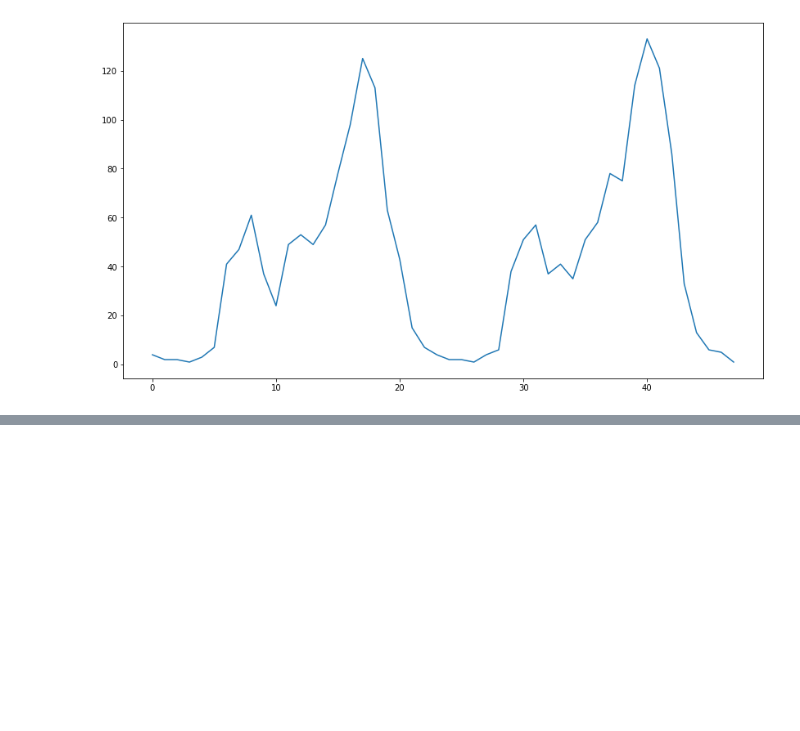
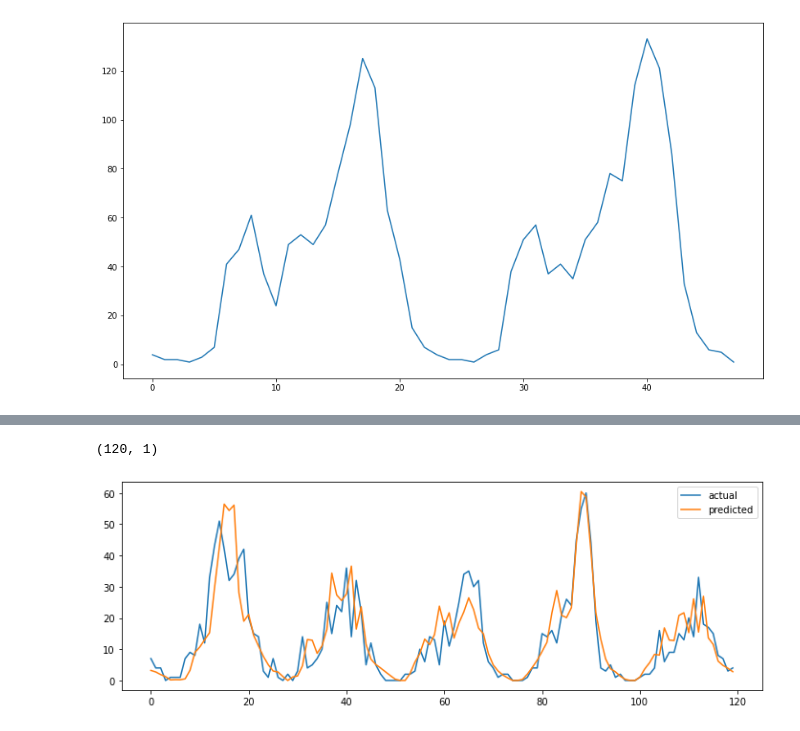
Before and after one commit to nick-kopy/Predicting-Bike-Rental-Station-Traffic, a Jupyter notebook: cap3.ipynb, the cells around one changed output, grey strips where cells are left out. Saved outputs shown, nothing was run; the diff lists cells and outputs as text; code cells hidden in the pictures; blank space fills up the shorter version.

```diff
--- a/cap3.ipynb
+++ b/cap3.ipynb
@@ -639,0 +668,6 @@ INFO:tensorflow:Assets written to: data/univariate_1.sav/assets
+# %%
+# LSTM inputs
+
+X_train, X_test, y_train, y_test = split_and_windowize(chinatown_s[:, -1], 120, 0.0001, univariate=True)
+
+X_train.shape, X_test.shape, y_train.shape, y_test.shape
@@ -639,0 +676,11 @@ INFO:tensorflow:Assets written to: data/univariate_1.sav/assets
+# %%
+# model f for group f which is chinatown
+
+modelf = tf.keras.Sequential()
+modelf.add(tf.keras.layers.LSTM(100, return_sequences=False))
+modelf.add(tf.keras.layers.Dropout(0.3))
+modelf.add(tf.keras.layers.Dense(1, activation='relu'))
+modelf.compile(optimizer='rmsprop', loss='mse')
+# %%
+# fitting the model (takes time!)
+modelf.fit(X_train, y_train, batch_size=16, epochs=50)
@@ -639,0 +724,17 @@ INFO:tensorflow:Assets written to: data/univariate_1.sav/assets
+# %%
+# make a prediction on the holdout
+yhat = modelf.predict(X_test)
+# %%
+yhat.shape
+# %% [output]
+(120, 1)
+# %%
+# Graph the holdout actual vs prediction
+
+fig, ax = plt.subplots(figsize=(12,4))
+
+ax.plot(np.arange(len(y_test)), y_test, label='actual')
+ax.plot(np.arange(len(y_test)), yhat, label='predicted')
+ax.legend();
+# %% [output]
+[figure, added]
```
Also changed, not shown: parts of 38 cells of this notebook, 9 other files.
